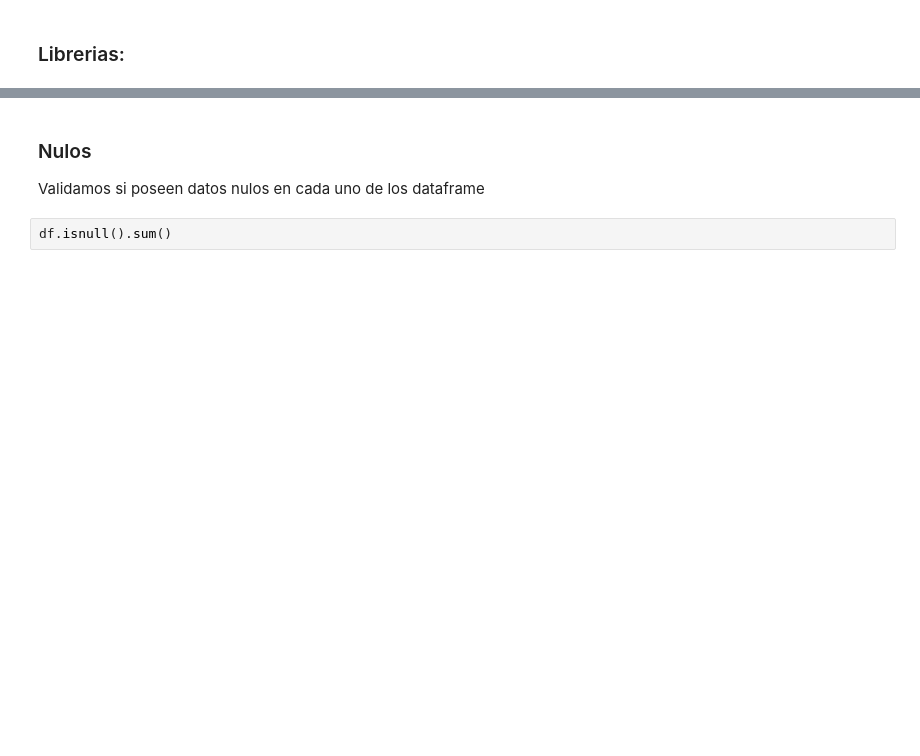
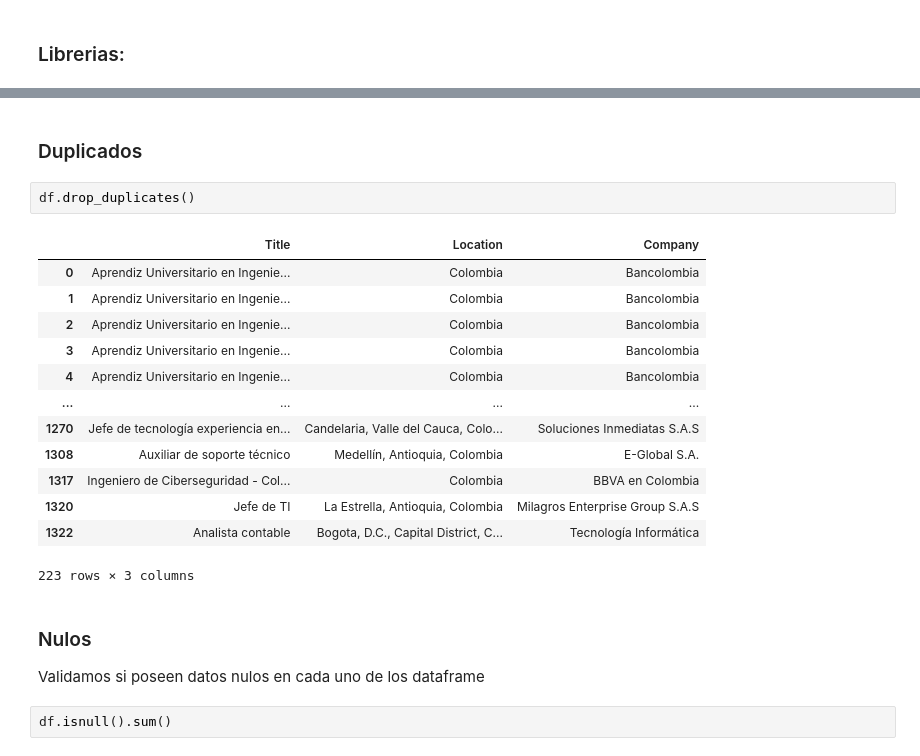
Before and after one commit to destrada29/Trabajo-de-grado, a Jupyter notebook: Analisis de resultados.ipynb, the cells around one changed output, grey strips where cells are left out. Saved outputs shown, nothing was run; the diff lists cells and outputs as text; blank space fills up the shorter version.

```diff
--- a/Analisis de resultados.ipynb
+++ b/Analisis de resultados.ipynb
@@ -37,3 +61,21 @@ df_final = df.to_csv("./Resultados/df_final.csv", index=False)
+# %% [markdown]
+### Duplicados
+# %%
+df.drop_duplicates()
+# %% [output]
+|  | Title | Location | Company |
+| 0 | Aprendiz Universitario en Ingenie... | Colombia | Bancolombia |
+| 1 | Aprendiz Universitario en Ingenie... | Colombia | Bancolombia |
+| 2 | Aprendiz Universitario en Ingenie... | Colombia | Bancolombia |
+| 3 | Aprendiz Universitario en Ingenie... | Colombia | Bancolombia |
+| 4 | Aprendiz Universitario en Ingenie... | Colombia | Bancolombia |
+| ... | ... | ... | ... |
+| 1270 | Jefe de tecnología experiencia en... | Candelaria, Valle del Cauca, Colo... | Soluciones Inmediatas S.A.S |
+| 1308 | Auxiliar de soporte técnico | Medellín, Antioquia, Colombia | E-Global S.A. |
+| 1317 | Ingeniero de Ciberseguridad - Col... | Colombia | BBVA en Colombia |
+| 1320 | Jefe de TI | La Estrella, Antioquia, Colombia | Milagros Enterprise Group S.A.S |
+| 1322 | Analista contable | Bogota, D.C., Capital District, C... | Tecnología Informática |
+223 rows × 3 columns
 # %% [markdown]
 ### Nulos
 
```
Also changed, not shown: parts of 38 cells of this notebook, 34 other files.
